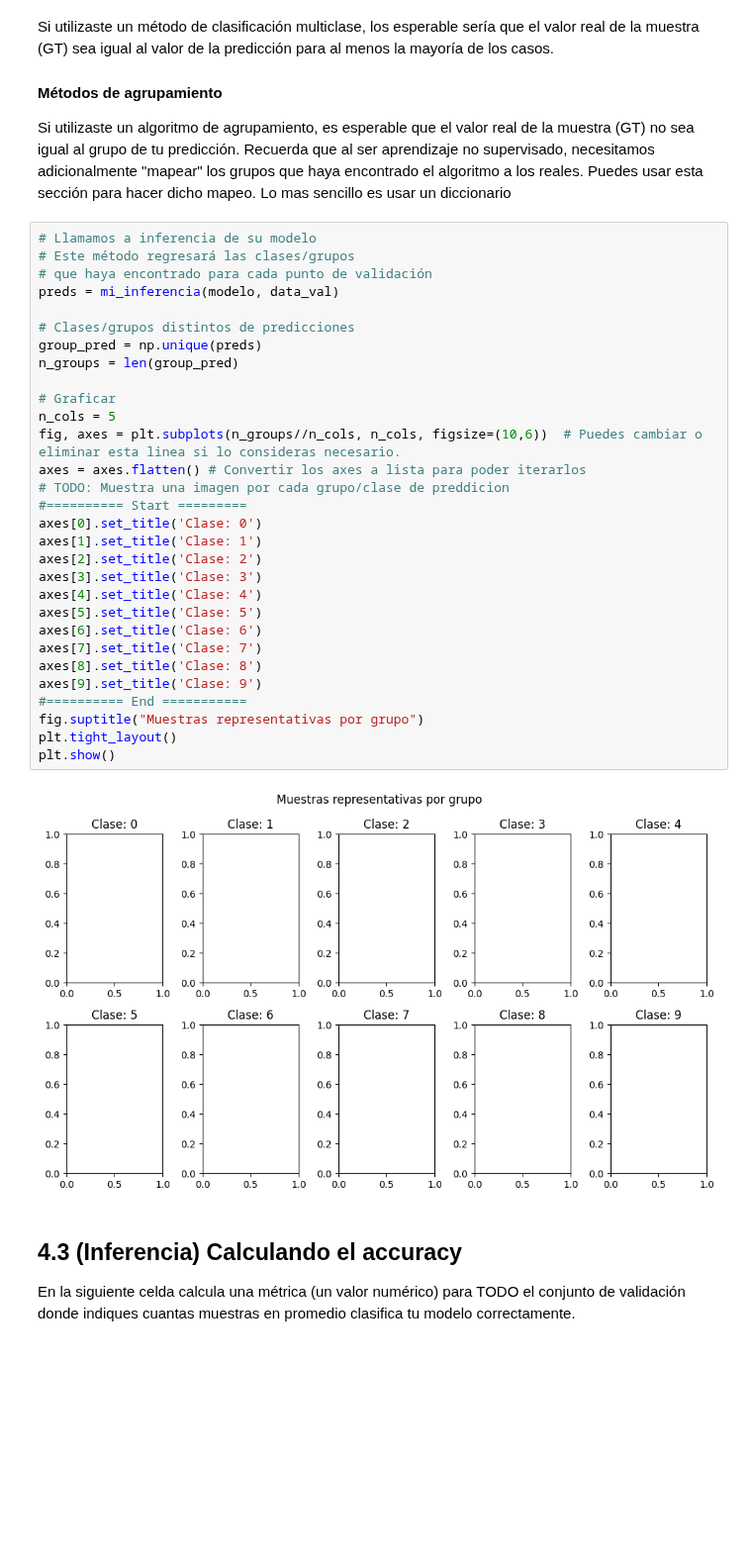
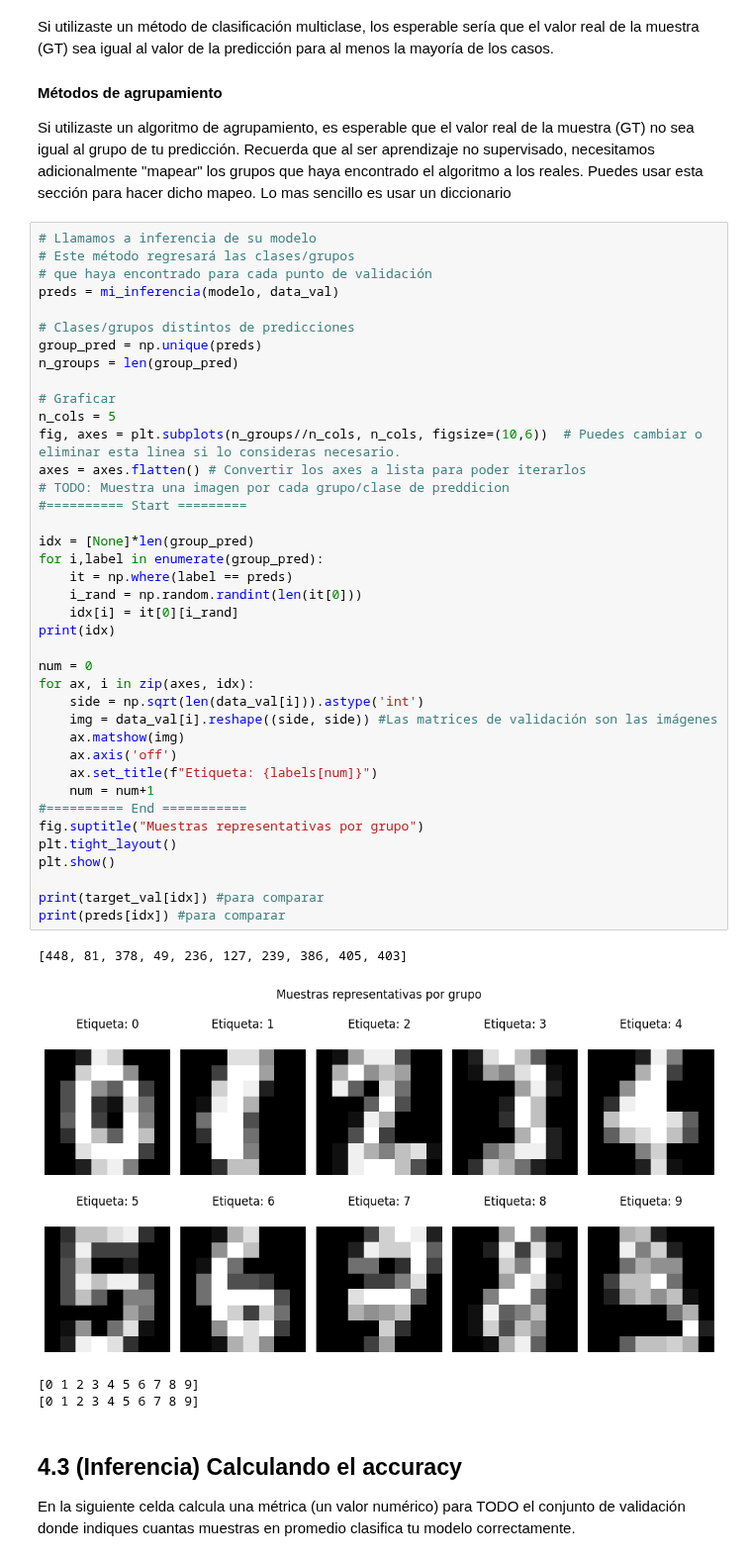
Before and after one commit to FranciscoDurazo/SI23_Peri_Co, a Jupyter notebook: proyecto_1_ML/proyecto_1_ML.ipynb, the cells around one changed output. Shown at 99% size. Saved outputs shown, nothing was run; the diff lists cells and outputs as text; blank space fills up the shorter version.

```diff
--- a/proyecto_1_ML/proyecto_1_ML.ipynb
+++ b/proyecto_1_ML/proyecto_1_ML.ipynb
@@ -298,35 +298,47 @@ Si utilizaste un algoritmo de agrupamiento, es esperable que el valor real de la
 # %%
 # Llamamos a inferencia de su modelo
 # Este método regresará las clases/grupos
 # que haya encontrado para cada punto de validación
 preds = mi_inferencia(modelo, data_val)
 
 # Clases/grupos distintos de predicciones
 group_pred = np.unique(preds)
 n_groups = len(group_pred)
 
 # Graficar
 n_cols = 5
 fig, axes = plt.subplots(n_groups//n_cols, n_cols, figsize=(10,6))  # Puedes cambiar o eliminar esta linea si lo consideras necesario.
 axes = axes.flatten() # Convertir los axes a lista para poder iterarlos
 # TODO: Muestra una imagen por cada grupo/clase de preddicion
 #========== Start =========
-axes[0].set_title('Clase: 0')
-axes[1].set_title('Clase: 1')
-axes[2].set_title('Clase: 2')
-axes[3].set_title('Clase: 3')
-axes[4].set_title('Clase: 4')
-axes[5].set_title('Clase: 5')
-axes[6].set_title('Clase: 6')
-axes[7].set_title('Clase: 7')
-axes[8].set_title('Clase: 8')
-axes[9].set_title('Clase: 9')
+
+idx = [None]*len(group_pred)
+for i,label in enumerate(group_pred):
+    it = np.where(label == preds)
+    i_rand = np.random.randint(len(it[0]))
+    idx[i] = it[0][i_rand]
+print(idx)
+
+num = 0
+for ax, i in zip(axes, idx):
+    side = np.sqrt(len(data_val[i])).astype('int')
+    img = data_val[i].reshape((side, side)) #Las matrices de validación son las imágenes
+    ax.matshow(img)
+    ax.axis('off')
+    ax.set_title(f"Etiqueta: {labels[num]}")
+    num = num+1
 #========== End ===========
 fig.suptitle("Muestras representativas por grupo")
 plt.tight_layout()
 plt.show()
+
+print(target_val[idx]) #para comparar
+print(preds[idx]) #para comparar
 # %% [output]
+[448, 81, 378, 49, 236, 127, 239, 386, 405, 403]
-[figure, old version]
+[figure, new version]
+[0 1 2 3 4 5 6 7 8 9]
+[0 1 2 3 4 5 6 7 8 9]
 # %% [markdown]
 ## 4.3 (Inferencia) Calculando el accuracy
 En la siguiente celda calcula una métrica (un valor numérico) para TODO el conjunto de validación donde indiques cuantas muestras en promedio clasifica tu modelo correctamente.
```
Also changed, not shown: parts of 1 cell of this notebook.
